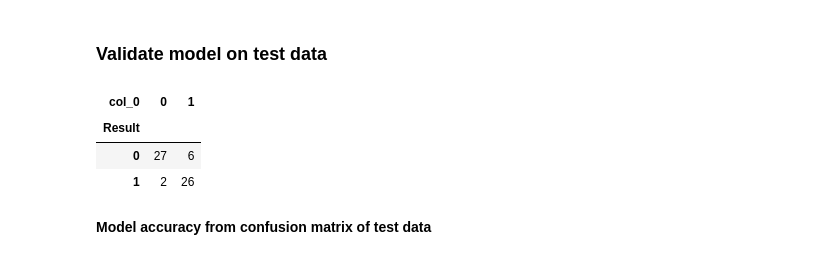
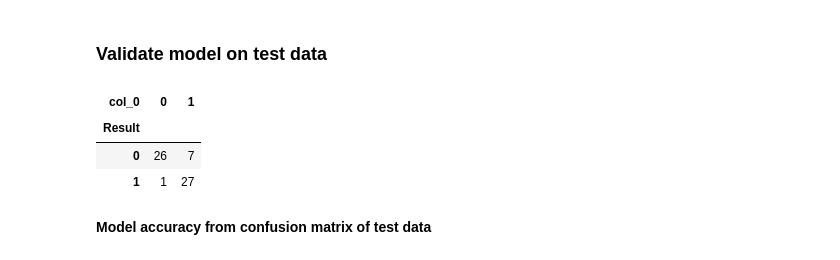
Before and after one commit to sudiptarakshit/Heart-Disease-Detection, a Jupyter notebook: Problem2.ipynb, the cells around one changed output. Cells and saved outputs as stored; diff of their text form; code cells hidden in the pictures.

```diff
--- a/Problem2.ipynb
+++ b/Problem2.ipynb
@@ -23,6 +22,6 @@ from sklearn import svm
 # %%
 #Import the dataset
-mydata = mypd.read_excel('/Users/sudiptarakshit/Desktop/ISI MS QMS/Sem2/MDA/Assignment/Assignment8/Heart_Disease_Data.xlsx')
+mydata = mypd.read_excel('/Users/sudiptarakshit/Desktop/ISI MS QMS/Sem2/MDA/Assignment/Assignment6/Heart_Disease_Data.xlsx')
 # %%
 #Explore the dataset
 mydata.head()
@@ -224,0 +363,6 @@ FN = 10
+# %%
+#Specify the bagging model
+bag_model = RandomForestClassifier(n_estimators=400,min_samples_split=10,max_features='auto')
+# %%
+# Fit the bag model to the data
+bag_model = bag_model.fit(x_train,y_train)
@@ -238,17 +420,17 @@ TP/(TP+FP)
 ### Validate model on test data
 # %%
 #Get the predicted value on test data
-naivepredtest = mynaivemodel.predict(X=x_test)
+predtest = bag_model.predict(X=x_test)
 # %%
 #Actual vs Predicted table on test data
-mynaivetable = mypd.crosstab(y_test,naivepredtest)
+mytable = mypd.crosstab(y_test,predtest)
 #Confusion matrix
-mynaivetable
+mytable
 # %% [output]
 | col_0 | 0 | 1 |
 | Result |  |  |
-| 0 | 27 | 6 |
-| 1 | 2 | 26 |
+| 0 | 26 | 7 |
+| 1 | 1 | 27 |
 # %% [markdown]
 **Model accuracy from confusion matrix of test data**
 # %%
```
Also changed, not shown: parts of 178 cells of this notebook.
